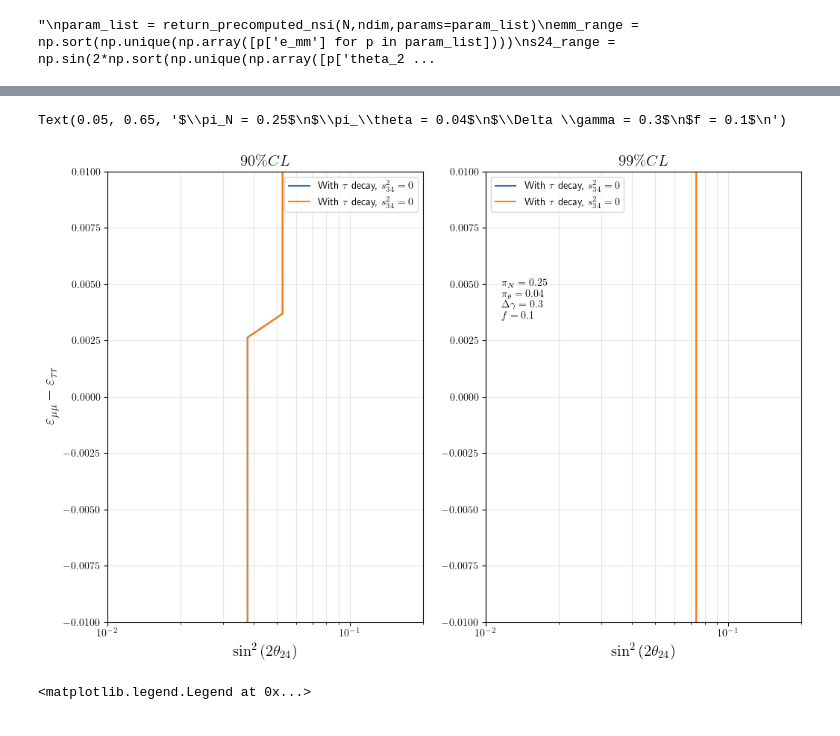
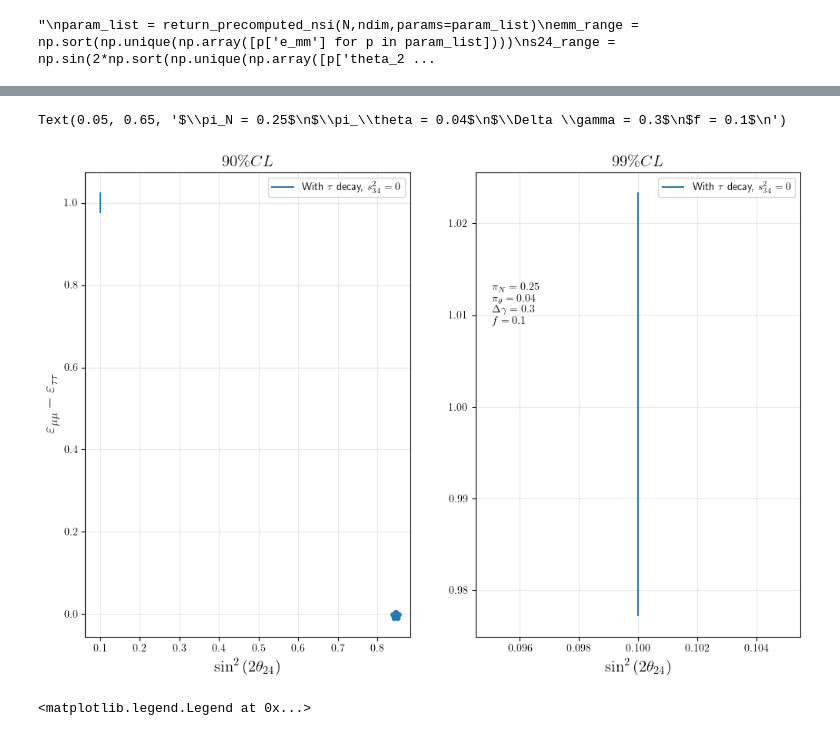
Before and after one commit to Sjoeborg/thesis, a Jupyter notebook: notebooks/NSI/event_processing_nsi.ipynb, the cells around one changed output, grey strips where cells are left out. Drawn from its saved outputs; the diff is of its cells as text; code cells hidden in the pictures.

```diff
--- a/notebooks/NSI/event_processing_nsi.ipynb
+++ b/notebooks/NSI/event_processing_nsi.ipynb
@@ -30,16 +30,16 @@ IC_contour_cl99 = pd.read_csv('./src/data/files/ic_cl99.csv',header=None, names=
 ic_34_cl90 = pd.read_csv('./src/data/files/ic_34_cl90.csv',header=None, names=['s24','s34']).sort_values('s34')
 ic_34_cl99 = pd.read_csv('./src/data/files/ic_34_cl99.csv',header=None, names=['s24','s34']).sort_values('s34')
 # %%
-ndim = 4
+ndim = 3
 N = 13
 alpha = 0.99
 precomputed_events = True
 gamma=0
 ic_params_nsi['dm_41'] = 0.93
 ic_params['dm_41'] = 0.93
-emm_range = np.linspace(-1e-2,1e-2,20)
-s24_range = np.logspace(-2,np.log10(0.2),10)
-emt_range = [0]#np.logspace(-1e-2,1e-2,20)
+emm_range = np.linspace(-1e-1,1e-1,30)
+s24_range = np.array([0])#np.logspace(-2,np.log10(0.2),10)
+emt_range = np.logspace(-1e-2,1e-2,20)
 param_list = list_of_params_nsi(ic_params_nsi,s24_range, emm_range,emt_range)
 
 #for p in param_list: # Assert all dicts returned from param_list have precomputed probs.
@@ -81,7 +81,7 @@ else:
 H0_events = pickle.load(open(f'./pre_computed/H0_N{N}_nsi.p','rb'))
 
 '''
-H1_events_list = pickle.load(open(f'./pre_computed/H1_N{N}_{len(emm_range)}x{len(s24_range)}_tau_nsi.p','rb'))
+H1_events_list = pickle.load(open(f'./pre_computed/H1_N{N}_{len(emm_range)}x{len(s24_range)}x{len(emt_range)}_tau_nsi.p','rb'))
 H0_events = pickle.load(open(f'./pre_computed/H0_N{N}_nsi.p','rb'))
 
 gamma = 0.3
@@ -92,6 +92,6 @@ H0_normalized, H1_list_normalized = normalize_events(H0_events,H1_events_list,z_
 sigma_a = 0.25
 sigma_b = 0.04
 f = 0.1
-deltachi, best_index, H1_chisq,H0_chisq = get_deltachi(H1_list_normalized, H0_normalized,emm_range,s24_range,delta_T,[sigma_a,sigma_b],f,x0=[1])
-s24_cl90, s24_cl99, emm_cl90, emm_cl99 = get_contour(deltachi.reshape(len(emm_range),len(s24_range)).T, emm_range,s24_range)
-best_fit_coords = (np.sin(2*param_list[best_index]['theta_24'])**2, param_list[best_index]['e_mm'])
+deltachi, best_index, H1_chisq,H0_chisq = get_deltachi(H1_list_normalized, H0_normalized,emt_range,emm_range,delta_T,[sigma_a,sigma_b],f,x0=[1])
+s24_cl90, s24_cl99, emm_cl90, emm_cl99 = get_contour(deltachi.T, emt_range,emm_range,2)
+best_fit_coords = (np.sin(2*param_list[best_index]['e_mt'])**2, param_list[best_index]['e_mm'])
@@ -124,38 +106,38 @@ s24_cl90_emm, s24_cl99_emm, emm_cl90_emm, emm_cl99_emm= s24_cl90, s24_cl99, emm_
 # %%
 fig,ax = plt.subplots(1,2,figsize=(12,8))
 
 
-ax[0].plot(s24_cl90_emt, emm_cl90_emt, label=r'With $\tau$ decay, $s_{34}^2=0$ ')
+#ax[0].plot(s24_cl90_emt, emm_cl90_emt, label=r'With $\tau$ decay, $s_{34}^2=0$ ')
 ax[0].plot(s24_cl90_emm, emm_cl90_emm, label=r'With $\tau$ decay, $s_{34}^2=0$ ')
 
 
-ax[1].plot(s24_cl99_emt, emm_cl99_emt, label=r'With $\tau$ decay, $s_{34}^2=0$ ')
+#ax[1].plot(s24_cl99_emt, emm_cl99_emt, label=r'With $\tau$ decay, $s_{34}^2=0$ ')
 ax[1].plot(s24_cl99_emm, emm_cl99_emm, label=r'With $\tau$ decay, $s_{34}^2=0$ ')
-
-ax[0].set_xscale('log')
-ax[1].set_xscale('log')
+#ax[0].scatter(best_fit_coords[0],best_fit_coords[1], marker='*', lw=5)
+#ax[0].set_xscale('log')
+#ax[1].set_xscale('log')
 #ax[0].set_yscale('log')
 #ax[1].set_yscale('log')
-ax[0].set_xlim((s24_range.min(), s24_range.max()))
-ax[1].set_xlim((s24_range.min(), s24_range.max()))
-ax[0].set_ylim((emm_range.min(),emm_range.max()))
-ax[1].set_ylim((emm_range.min(),emm_range.max()))
+#ax[0].set_xlim((s24_range.min(), s24_range.max()))
+#ax[1].set_xlim((s24_range.min(), s24_range.max()))
+#ax[0].set_ylim((emm_range.min(),emm_range.max()))
+#ax[1].set_ylim((emm_range.min(),emm_range.max()))
 ax[0].set_xlabel('$\sin^2{(2\\theta_{24})}$', fontsize=15)
 ax[1].set_xlabel('$\sin^2{(2\\theta_{24})}$', fontsize=15)
 ax[0].set_ylabel(r'$\varepsilon_{\mu\mu} - \varepsilon_{\tau\tau}$', fontsize=15)
 ax[0].grid(True, which='both', alpha=0.3)
 ax[1].grid(True, which='both', alpha=0.3)
 ax[0].set_title(r'$90\% CL$', fontsize=15)
 ax[1].set_title(r'$99\% CL$', fontsize=15)
 
 ax[0].legend()
 ax[1].legend()
 plt.annotate(f'$\pi_N = {sigma_a}$\n$\pi_\\theta = {sigma_b}$\n$\Delta \gamma = {gamma}$\n$f = {f}$\n',
         xy=(0.05, 0.65), xycoords='axes fraction')
 #plt.plot(best_fit_coords[0], best_fit_coords[1], marker='o', color='black')
 # %% [output]
 Text(0.05, 0.65, '$\\pi_N = 0.25$\n$\\pi_\\theta = 0.04$\n$\\Delta \\gamma = 0.3$\n$f = 0.1$\n')
-[figure, old version]
+[figure, new version]
 # %%
 # Plots for Smirnov 2013
 from plotter import P_over_E_parameter
```
Also changed, not shown: parts of 2 cells of this notebook, 10 other files.
